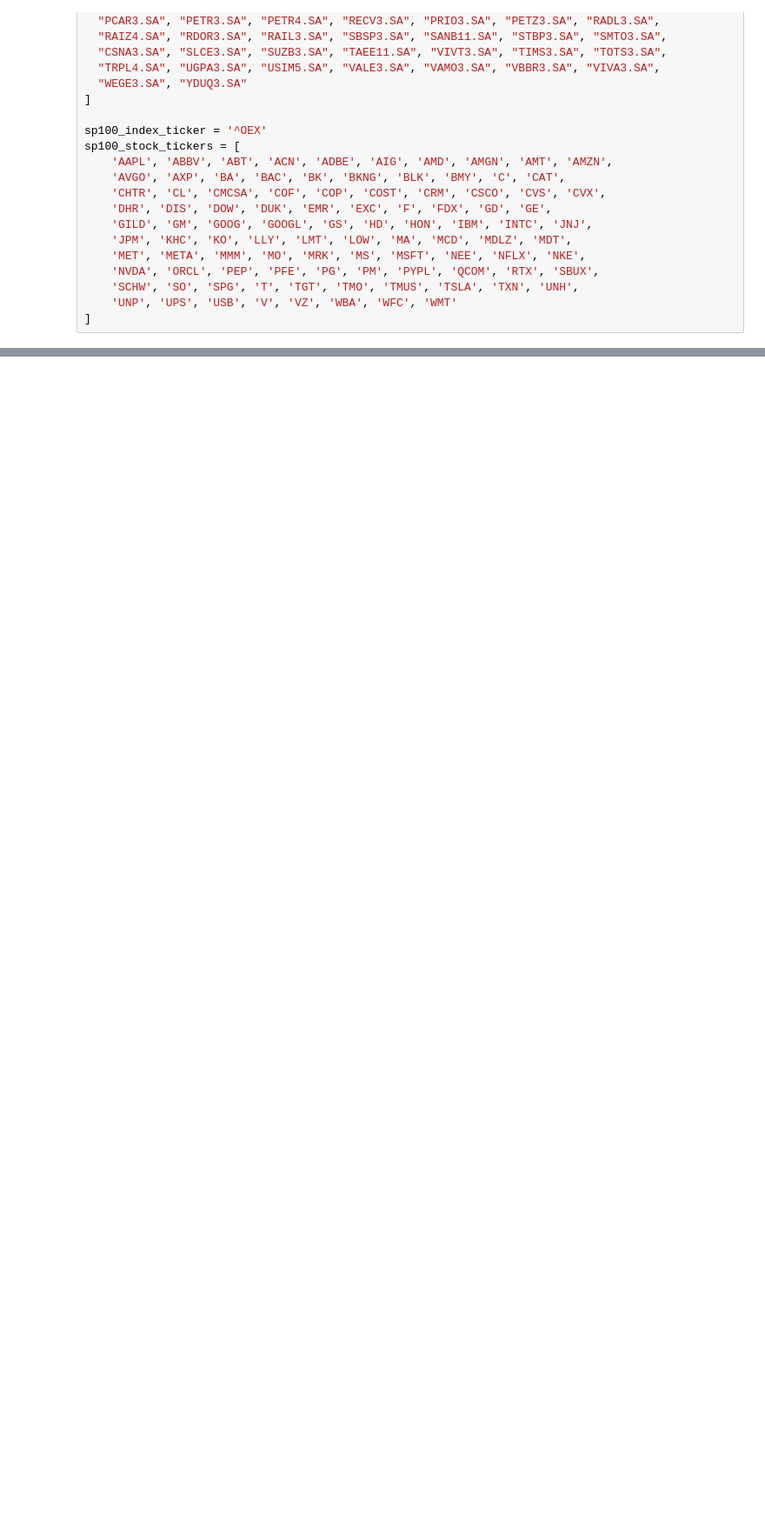
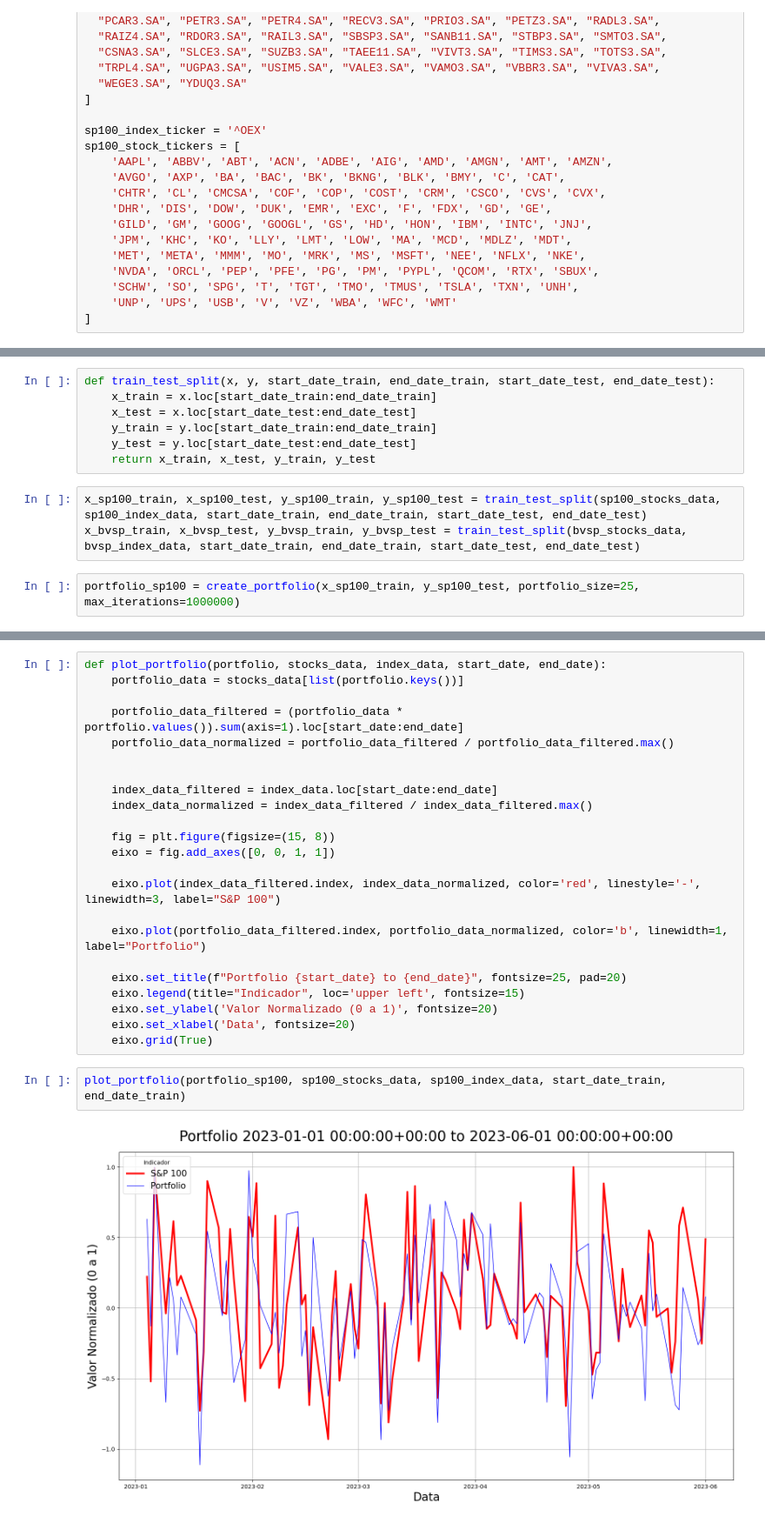
Before and after one commit to vitorholiveira/index_tracking, a Jupyter notebook: index_tracking.ipynb, the cells around one changed output, grey strips where cells are left out. Shown: that part at 87% size. Saved outputs shown, nothing was run; the diff lists cells and outputs as text; blank space fills up the shorter version.

```diff
--- a/index_tracking.ipynb
+++ b/index_tracking.ipynb
@@ -65,0 +79,12 @@ print(data_sp100_stocks.isna().sum().sum())
+# %%
+def train_test_split(x, y, start_date_train, end_date_train, start_date_test, end_date_test):
+    x_train = x.loc[start_date_train:end_date_train]
+    x_test = x.loc[start_date_test:end_date_test]
+    y_train = y.loc[start_date_train:end_date_train]
+    y_test = y.loc[start_date_test:end_date_test]
+    return x_train, x_test, y_train, y_test
+# %%
+x_sp100_train, x_sp100_test, y_sp100_train, y_sp100_test = train_test_split(sp100_stocks_data, sp100_index_data, start_date_train, end_date_train, start_date_test, end_date_test)
+x_bvsp_train, x_bvsp_test, y_bvsp_train, y_bvsp_test = train_test_split(bvsp_stocks_data, bvsp_index_data, start_date_train, end_date_train, start_date_test, end_date_test)
+# %%
+portfolio_sp100 = create_portfolio(x_sp100_train, y_sp100_test, portfolio_size=25, max_iterations=1000000)
@@ -65,0 +166,27 @@ print(data_sp100_stocks.isna().sum().sum())
+# %%
+def plot_portfolio(portfolio, stocks_data, index_data, start_date, end_date):
+    portfolio_data = stocks_data[list(portfolio.keys())]
+
+    portfolio_data_filtered = (portfolio_data * portfolio.values()).sum(axis=1).loc[start_date:end_date]
+    portfolio_data_normalized = portfolio_data_filtered / portfolio_data_filtered.max()
+
+
+    index_data_filtered = index_data.loc[start_date:end_date]
+    index_data_normalized = index_data_filtered / index_data_filtered.max()
+
+    fig = plt.figure(figsize=(15, 8))
+    eixo = fig.add_axes([0, 0, 1, 1])
+
+    eixo.plot(index_data_filtered.index, index_data_normalized, color='red', linestyle='-', linewidth=3, label="S&P 100")
+
+    eixo.plot(portfolio_data_filtered.index, portfolio_data_normalized, color='b', linewidth=1, label="Portfolio")
+
+    eixo.set_title(f"Portfolio {start_date} to {end_date}", fontsize=25, pad=20)
+    eixo.legend(title="Indicador", loc='upper left', fontsize=15)
+    eixo.set_ylabel('Valor Normalizado (0 a 1)', fontsize=20)
+    eixo.set_xlabel('Data', fontsize=20)
+    eixo.grid(True)
+# %%
+plot_portfolio(portfolio_sp100, sp100_stocks_data, sp100_index_data, start_date_train, end_date_train)
+# %% [output]
+[figure, added]
```
Also changed, not shown: parts of 15 cells of this notebook, 3 other files.
